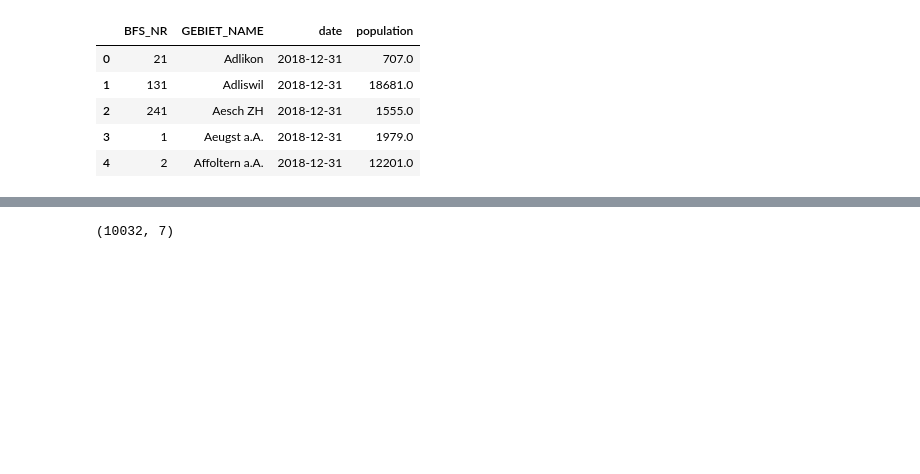
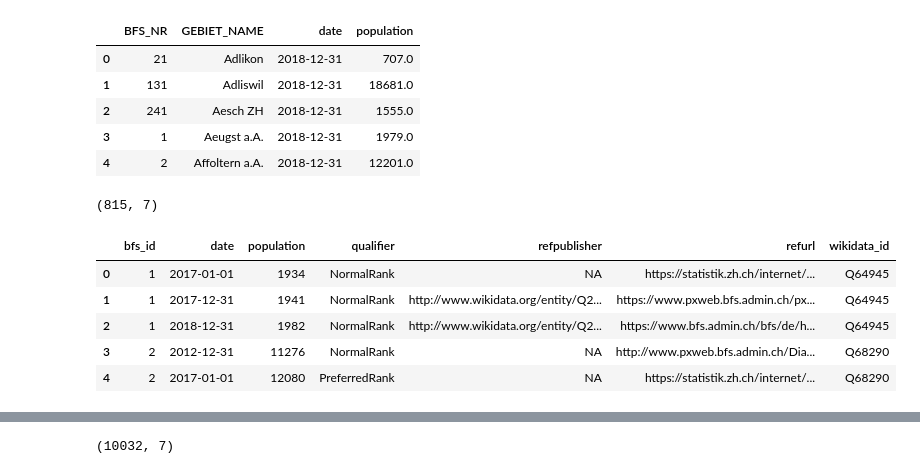
Before and after one commit to kalakaru/wikidataZH_2019, a Jupyter notebook: MyTest.ipynb, the cells around one changed output, grey strips where cells are left out. Drawn from its saved outputs; the diff is of its cells as text; code cells hidden in the pictures; blank space fills up the shorter version.

```diff
--- a/MyTest.ipynb
+++ b/MyTest.ipynb
@@ -37,6 +43,17 @@ df_api.head()
 | 2 | 241 | Aesch ZH | 2018-12-31 | 1555.0 |
 | 3 | 1 | Aeugst a.A. | 2018-12-31 | 1979.0 |
 | 4 | 2 | Affoltern a.A. | 2018-12-31 | 12201.0 |
+# %%
+print(df_wikidata.shape)
+df_wikidata.head()
+# %% [output]
+(815, 7)
+|  | bfs_id | date | population | qualifier | refpublisher | refurl | wikidata_id |
+| 0 | 1 | 2017-01-01 | 1934 | NormalRank | NA | https://statistik.zh.ch/internet/... | Q64945 |
+| 1 | 1 | 2017-12-31 | 1941 | NormalRank | http://www.wikidata.org/entity/Q2... | https://www.pxweb.bfs.admin.ch/px... | Q64945 |
+| 2 | 1 | 2018-12-31 | 1982 | NormalRank | http://www.wikidata.org/entity/Q2... | https://www.bfs.admin.ch/bfs/de/h... | Q64945 |
+| 3 | 2 | 2012-12-31 | 11276 | NormalRank | NA | http://www.pxweb.bfs.admin.ch/Dia... | Q68290 |
+| 4 | 2 | 2017-01-01 | 12080 | PreferredRank | NA | https://statistik.zh.ch/internet/... | Q68290 |
 # %%
 print(swisstopowikidata.shape)
 swisstopowikidata.head()
```
Also changed, not shown: parts of 10 cells of this notebook.
